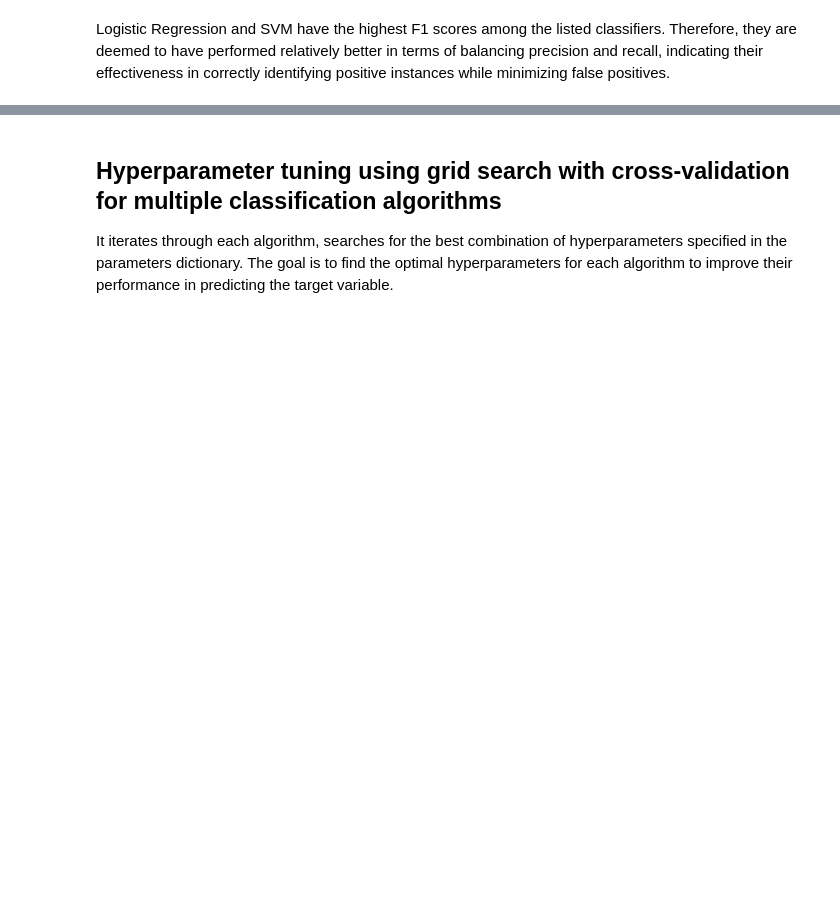
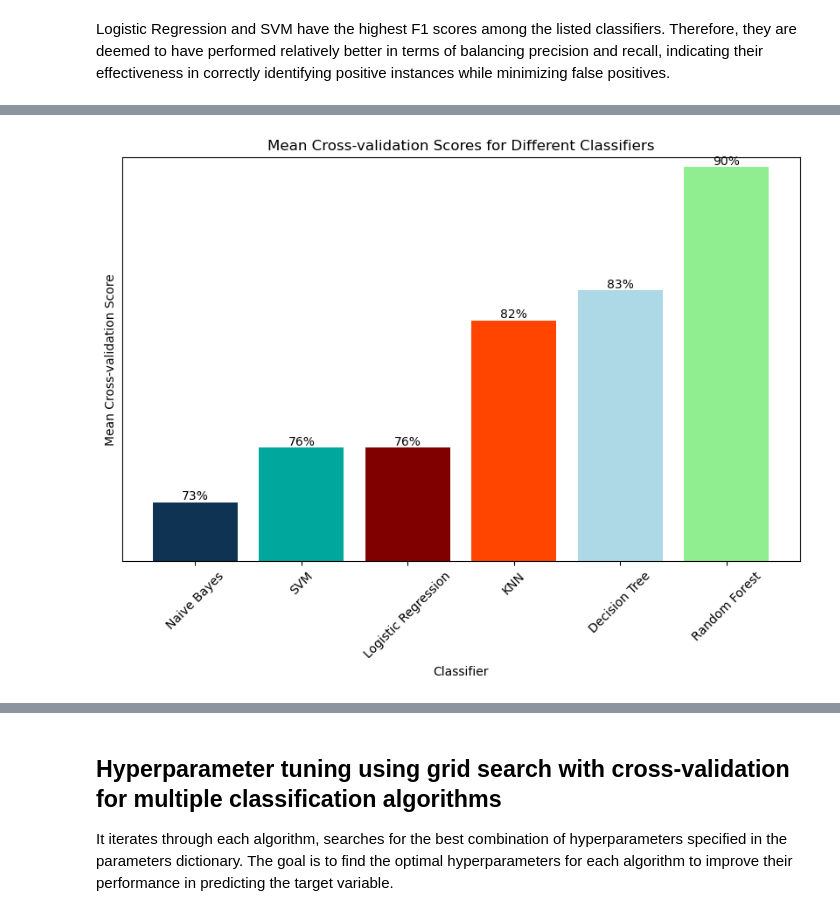
Before and after one commit to Cynthiachelangat/h1n1vaccineprediction, a Jupyter notebook: main.ipynb, the cells around one changed output, grey strips where cells are left out. Drawn from its saved outputs; the diff is of its cells as text; code cells hidden in the pictures; blank space fills up the shorter version.

```diff
--- a/main.ipynb
+++ b/main.ipynb
@@ -1277,0 +1335,27 @@ SVM and Logistic Regression show the strongest ability to discriminate between t
+# %%
+# Define classifiers and their mean cross-validation scores
+classifiers = ['Decision Tree', 'Random Forest', 'KNN', 'Naive Bayes', 'SVM', 'Logistic Regression']
+mean_scores = [0.834, 0.895, 0.819, 0.729, 0.756, 0.756]  # Mean cross-validation scores from your results
+
+# Sort classifiers and mean scores in ascending order of mean scores
+classifiers, mean_scores = zip(*sorted(zip(classifiers, mean_scores), key=lambda x: x[1]))
+
+# Plotting
+plt.figure(figsize=(10, 6))
+bars = plt.bar(classifiers, mean_scores, color=hospital_colors)
+
+# Add percentage values on top of bars
+for bar in bars:
+    height = bar.get_height()
+    plt.text(bar.get_x() + bar.get_width() / 2, height, f'{height:.0%}', ha='center', va='bottom')
+
+plt.xlabel('Classifier')
+plt.ylabel('Mean Cross-validation Score')
+plt.title('Mean Cross-validation Scores for Different Classifiers')
+plt.xticks(rotation=45)  # Rotate x-axis labels for better readability
+plt.gca().axes.yaxis.set_ticks([])  # Remove y-axis ticks
+plt.ylim(0.7, 0.9)  # Set y-axis limits for better visualization
+plt.savefig('images/crossfdalgo.png')
+plt.show()
+# %% [output]
+[figure, added]
```
Also changed, not shown: parts of 35 cells of this notebook, 18 other files.
